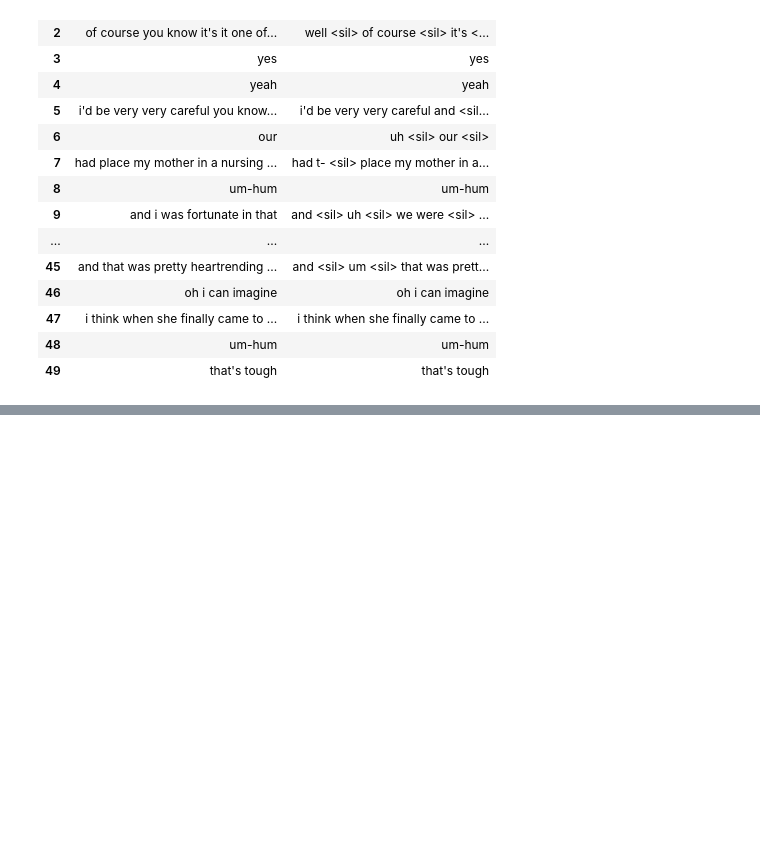
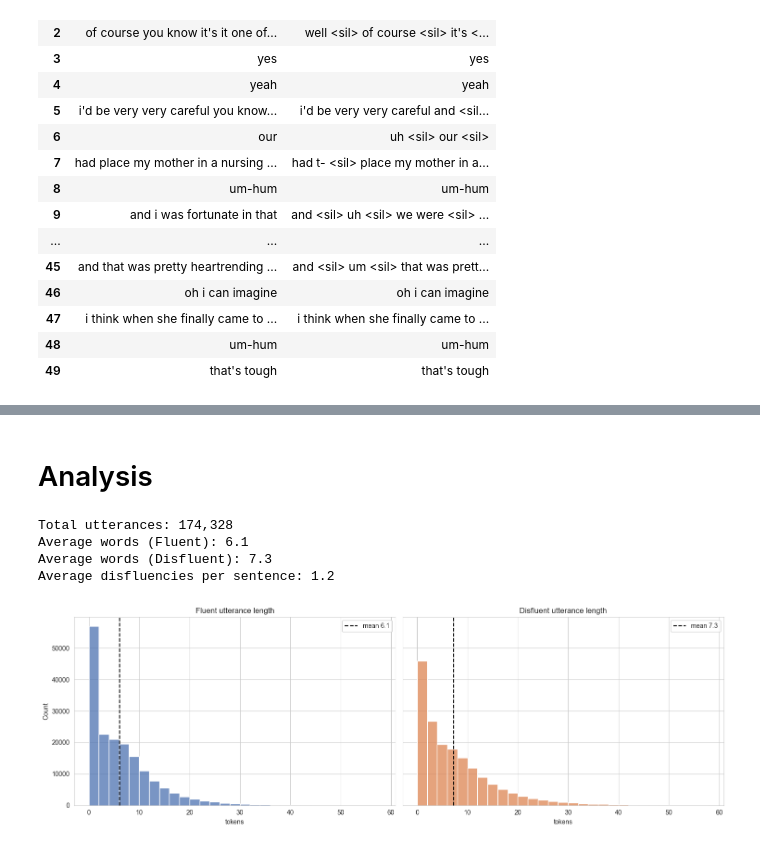
Before and after one commit to lwwws/disfluency-insertion, a Jupyter notebook: visiting.ipynb, the cells around one changed output, grey strips where cells are left out. Cells and saved outputs as stored; diff of their text form; code cells hidden in the pictures; blank space fills up the shorter version.

Commit message:
Added a small fix to apply nxt only on non reparandum
Added some analysis plots and stats

```diff
--- a/visiting.ipynb
+++ b/visiting.ipynb
@@ -345,0 +351,50 @@ final_df[['tokens', 'bio', 'typ', 'sil_after']].head(50) # different tags for to
+# %% [markdown]
+# Analysis
+# %%
+import ast, os, re, glob, json, difflib, statistics
+import xml.etree.ElementTree as ET
+from dataclasses import dataclass, field
+import pandas as pd
+import matplotlib.pyplot as plt
+import seaborn as sns
+
+df = pd.read_csv('final_df.csv')
+
+# list columns are stored as strings -> parse once, robustly
+LIST_COLS = ["tokens","bio","typ","sil_after","fluent_tokens","disfluent_tokens","disfl_labels"]
+def parse_list(x):
+    if isinstance(x, list): return x
+    try: return ast.literal_eval(str(x))
+    except Exception: return []
+for c in LIST_COLS:
+    if c in df.columns: df[c] = df[c].apply(parse_list)
+
+TYPICAL  = {"filled_pause", "silent_pause"}
+ATYPICAL = {"reparandum", "fragment", "insertion"}
+
+df["n_typical"]  = df["disfl_labels"].apply(lambda L: sum(t in TYPICAL  for t in L))
+df["n_atypical"] = df["disfl_labels"].apply(lambda L: sum(t in ATYPICAL for t in L))
+df["n_sil"]      = df["disfl_labels"].apply(lambda L: L.count("silent_pause"))
+df["disfl_rate"] = df["n_disfl_tokens"] / df["n_tokens_disfluent"].clip(lower=1)
+# %%
+print(f"Total utterances: {len(df):,}")
+print(f"Average words (Fluent): {df['n_tokens_fluent'].mean():.1f}")
+print(f"Average words (Disfluent): {df['n_tokens_disfluent'].mean():.1f}")
+print(f"Average disfluencies per sentence: {df['n_disfl_tokens'].mean():.1f}")
+# %% [output]
+Total utterances: 174,328
+Average words (Fluent): 6.1
+Average words (Disfluent): 7.3
+Average disfluencies per sentence: 1.2
+# %%
+fig, ax = plt.subplots(1, 2, figsize=(15, 5), sharey=True)
+for a, (col, color, name) in zip(ax, [("n_tokens_fluent","#4C72B0","Fluent"),
+                                      ("n_tokens_disfluent","#DD8452","Disfluent")]):
+    # vals = df.loc[df[col] > 0, col]
+    sns.histplot(df[col], bins=range(0, 60, 2), color=color, ax=a)
+    a.axvline(df[col].mean(), color="k", ls="--", lw=1.5,
+              label=f"mean {df[col].mean():.1f}")
+    a.set_title(f"{name} utterance length"); a.set_xlabel("tokens"); a.legend()
+plt.tight_layout(); plt.show()
+# %% [output]
+[figure, added]
```
Also changed, not shown: parts of 8 cells of this notebook.
